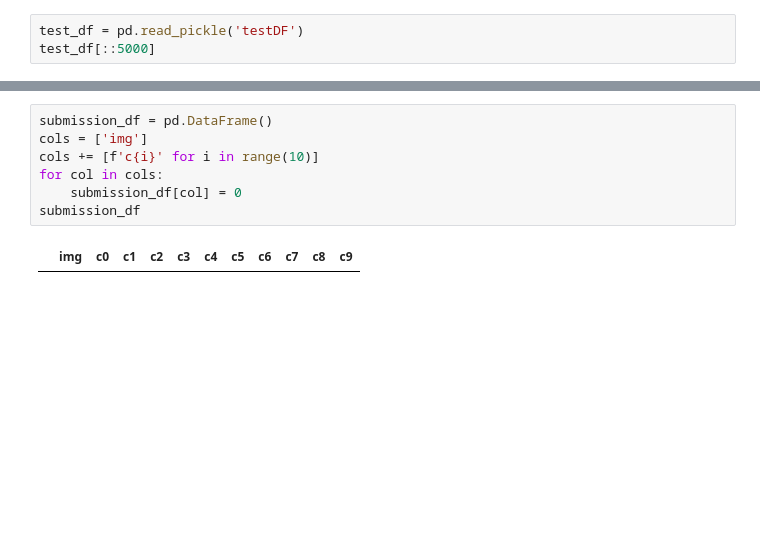
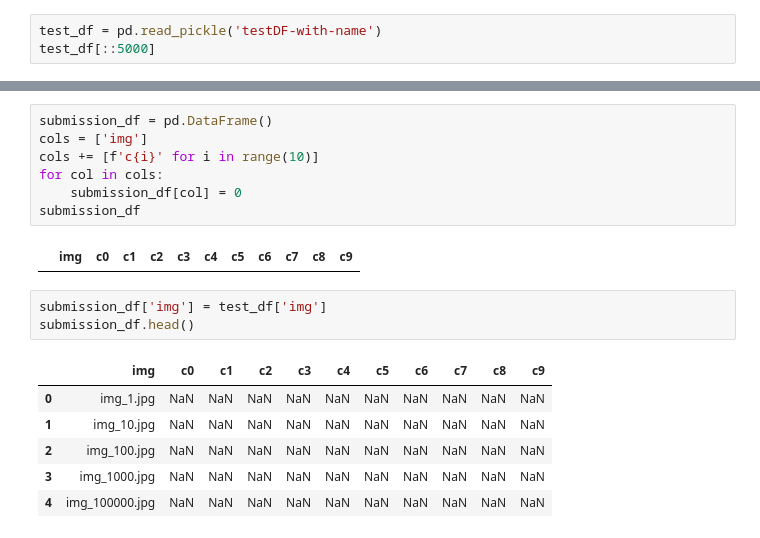
Before and after one commit to jesus-r-mendoza/State-Farm-Distracted-Driver-Detection, a Jupyter notebook: src/ipynb/UsingBestSVC.ipynb, the cells around one changed output, grey strips where cells are left out. Drawn from its saved outputs; the diff is of its cells as text; blank space fills up the shorter version.

Commit message:
tested best model on unlabeled testing set ; created submission file

```diff
--- a/src/ipynb/UsingBestSVC.ipynb
+++ b/src/ipynb/UsingBestSVC.ipynb
@@ -57,5 +59,5 @@ train_df[::1000]
 # %%
-test_df = pd.read_pickle('testDF')
+test_df = pd.read_pickle('testDF-with-name')
 test_df[::5000]
 # %% [output]
 |  | 0 | 1 | 2 | 3 | 4 | 5 | 6 | 7 | 8 | 9 | ... | ... |
@@ -250,3 +267,13 @@ for col in cols:
 submission_df
 # %% [output]
 |  | img | c0 | c1 | c2 | c3 | c4 | c5 | c6 | c7 | c8 | c9 |
+# %%
+submission_df['img'] = test_df['img']
+submission_df.head()
+# %% [output]
+|  | img | c0 | c1 | c2 | c3 | c4 | c5 | c6 | c7 | c8 | c9 |
+| 0 | img_1.jpg | NaN | NaN | NaN | NaN | NaN | NaN | NaN | NaN | NaN | NaN |
+| 1 | img_10.jpg | NaN | NaN | NaN | NaN | NaN | NaN | NaN | NaN | NaN | NaN |
+| 2 | img_100.jpg | NaN | NaN | NaN | NaN | NaN | NaN | NaN | NaN | NaN | NaN |
+| 3 | img_1000.jpg | NaN | NaN | NaN | NaN | NaN | NaN | NaN | NaN | NaN | NaN |
+| 4 | img_100000.jpg | NaN | NaN | NaN | NaN | NaN | NaN | NaN | NaN | NaN | NaN |
```
Also changed, not shown: parts of 13 cells of this notebook, 1 other file.
